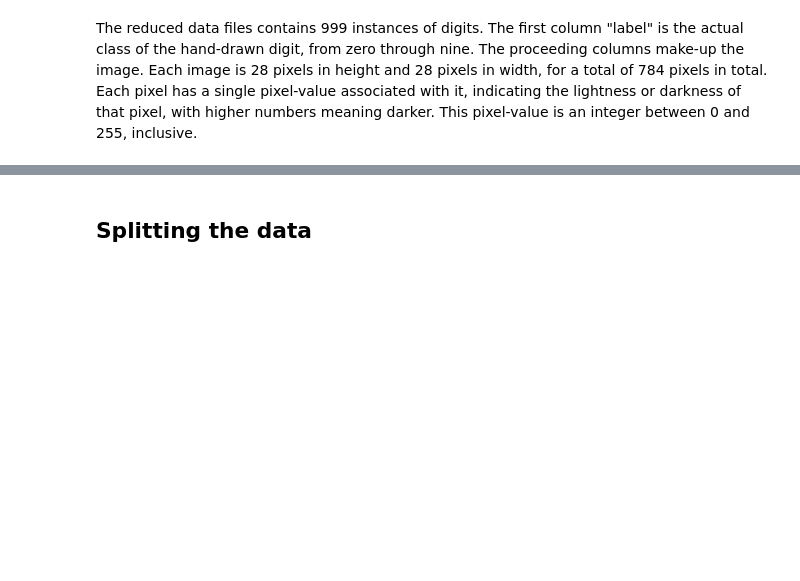
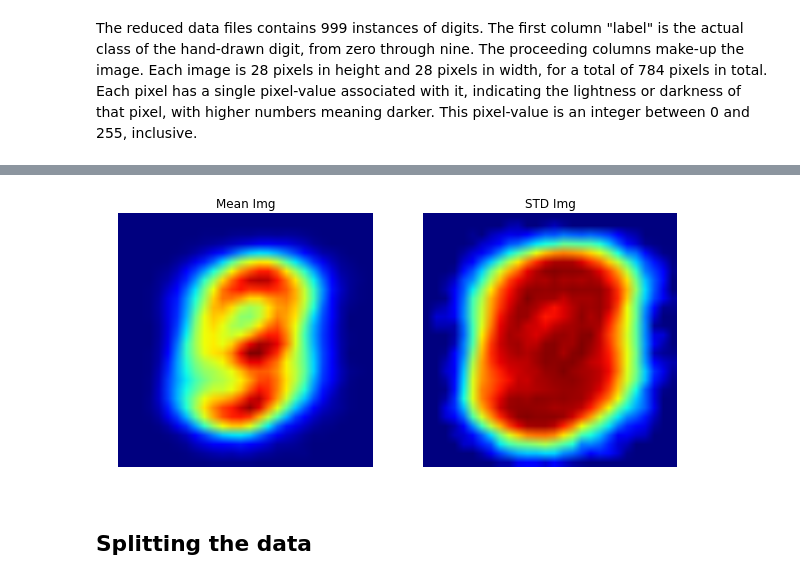
Before and after one commit to chrisdaly/Digit-Recognizer, a Jupyter notebook: notebooks/analysis.ipynb, the cells around one changed output, grey strips where cells are left out. Saved outputs shown, nothing was run; the diff lists cells and outputs as text; code cells hidden in the pictures; blank space fills up the shorter version.

```diff
--- a/notebooks/analysis.ipynb
+++ b/notebooks/analysis.ipynb
@@ -106,3 +122,19 @@ The reduced data files contains 999 instances of digits. The first column "label
+# %%
+mean_img = np.mean(X_train, axis=0)
+std_img = np.std(X_train, axis=0)
+
+plt.figure(figsize=(10,5))
+plt.subplot(1,2,1)
+plt.imshow(mean_img.reshape([28,28]))
+plt.title('Mean Img')
+plt.axis('off')
+plt.subplot(1,2,2)
+plt.imshow(std_img.reshape([28,28]))
+plt.title('STD Img')
+plt.axis('off')
+plt.show()
+# %% [output]
+[figure, added]
 # %% [markdown]
 ## Splitting the data
 # %%
```
Also changed, not shown: parts of 36 cells of this notebook, 4 other files.
